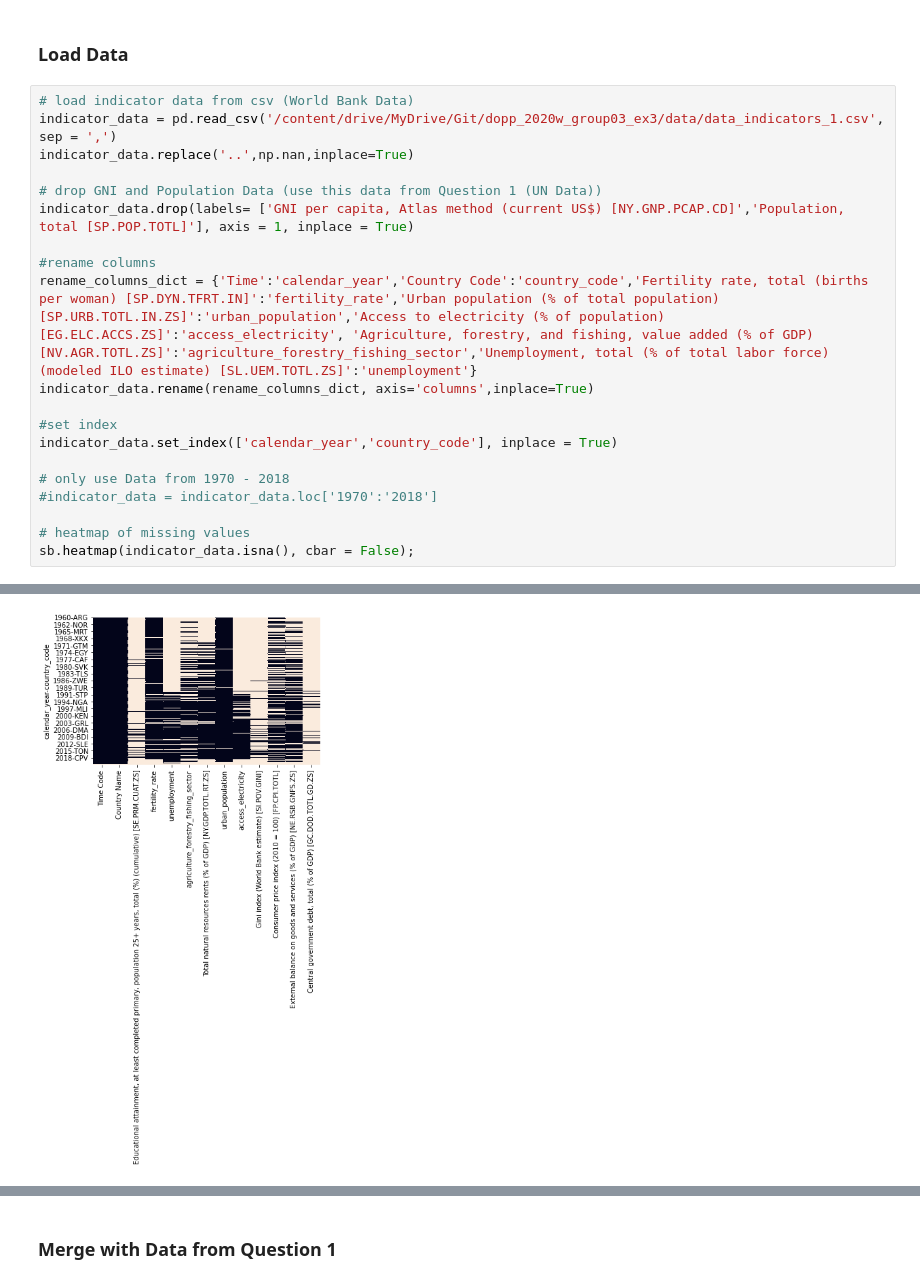
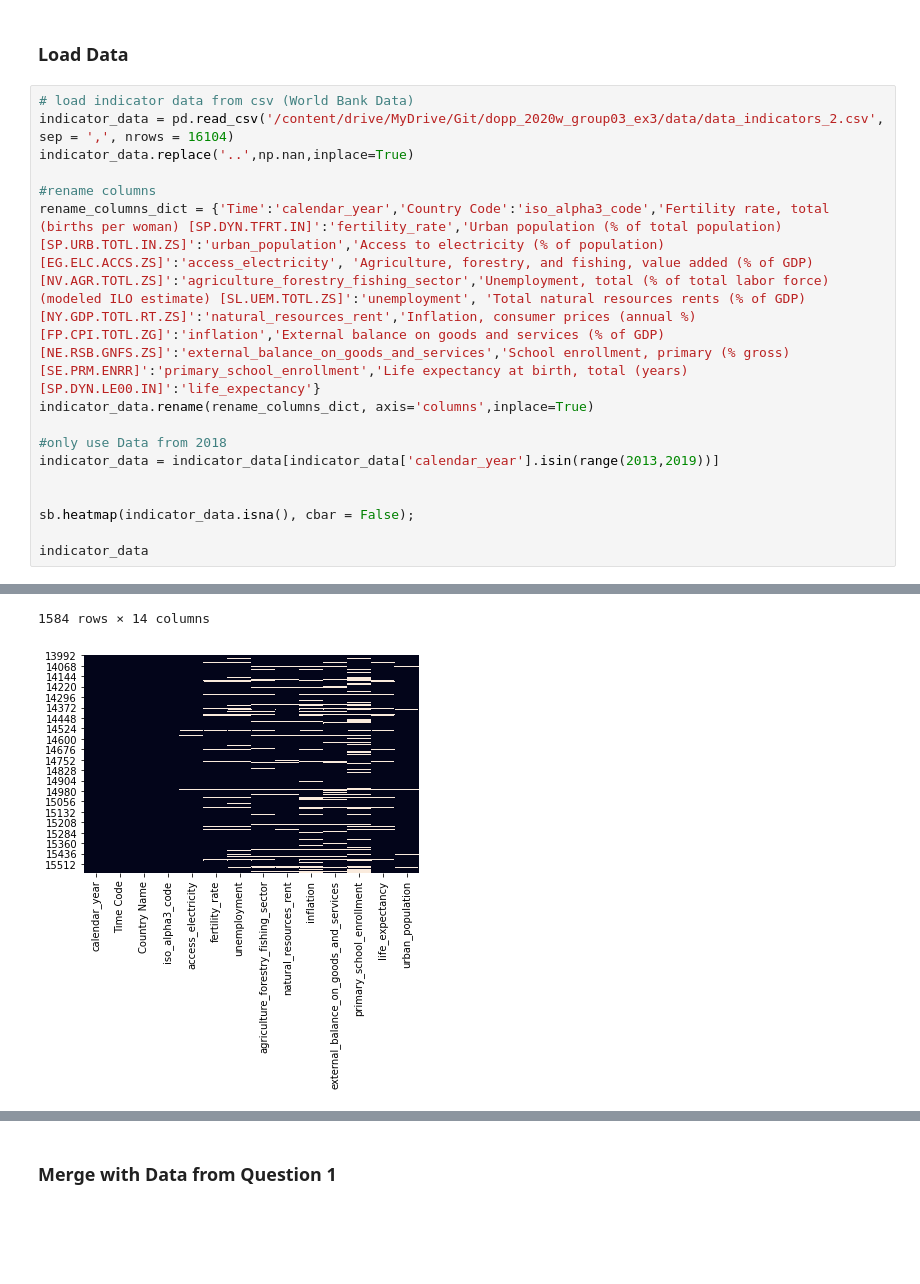
Before and after one commit to christoph-fraller/dopp_2020w_group03_ex3, a Jupyter notebook: dopp_2020w_group03_ex3_with_git.ipynb, the cells around one changed output, grey strips where cells are left out. Drawn from its saved outputs; the diff is of its cells as text; blank space fills up the shorter version.

```diff
--- a/dopp_2020w_group03_ex3_with_git.ipynb
+++ b/dopp_2020w_group03_ex3_with_git.ipynb
@@ -633,22 +839,18 @@ geo_income_data.plot(column='income_level_label', legend = True, legend_kwds = l
 ### Load Data
 # %%
 # load indicator data from csv (World Bank Data)
-indicator_data = pd.read_csv('/content/drive/MyDrive/Git/dopp_2020w_group03_ex3/data/data_indicators_1.csv', sep = ',')
+indicator_data = pd.read_csv('/content/drive/MyDrive/Git/dopp_2020w_group03_ex3/data/data_indicators_2.csv', sep = ',', nrows = 16104)
 indicator_data.replace('..',np.nan,inplace=True)
 
-# drop GNI and Population Data (use this data from Question 1 (UN Data))
-indicator_data.drop(labels= ['GNI per capita, Atlas method (current US$) [NY.GNP.PCAP.CD]','Population, total [SP.POP.TOTL]'], axis = 1, inplace = True)
-
 #rename columns
-rename_columns_dict = {'Time':'calendar_year','Country Code':'country_code','Fertility rate, total (births per woman) [SP.DYN.TFRT.IN]':'fertility_rate','Urban population (% of total population) [SP.URB.TOTL.IN.ZS]':'urban_population','Access to electricity (% of population) [EG.ELC.ACCS.ZS]':'access_electricity', 'Agriculture, forestry, and fishing, value added (% of GDP) [NV.AGR.TOTL.ZS]':'agriculture_forestry_fishing_sector','Unemployment, total (% of total labor force) (modeled ILO estimate) [SL.UEM.TOTL.ZS]':'unemployment'}
+rename_columns_dict = {'Time':'calendar_year','Country Code':'iso_alpha3_code','Fertility rate, total (births per woman) [SP.DYN.TFRT.IN]':'fertility_rate','Urban population (% of total population) [SP.URB.TOTL.IN.ZS]':'urban_population','Access to electricity (% of population) [EG.ELC.ACCS.ZS]':'access_electricity', 'Agriculture, forestry, and fishing, value added (% of GDP) [NV.AGR.TOTL.ZS]':'agriculture_forestry_fishing_sector','Unemployment, total (% of total labor force) (modeled ILO estimate) [SL.UEM.TOTL.ZS]':'unemployment', 'Total natural resources rents (% of GDP) [NY.GDP.TOTL.RT.ZS]':'natural_resources_rent','Inflation, consumer prices (annual %) [FP.CPI.TOTL.ZG]':'inflation','External balance on goods and services (% of GDP) [NE.RSB.GNFS.ZS]':'external_balance_on_goods_and_services','School enrollment, primary (% gross) [SE.PRM.ENRR]':'primary_school_enrollment','Life expectancy at birth, total (years) [SP.DYN.LE00.IN]':'life_expectancy'}
 indicator_data.rename(rename_columns_dict, axis='columns',inplace=True)
 
-#set index
-indicator_data.set_index(['calendar_year','country_code'], inplace = True)
+#only use Data from 2018
+indicator_data = indicator_data[indicator_data['calendar_year'].isin(range(2013,2019))]
 
-# only use Data from 1970 - 2018
-#indicator_data = indicator_data.loc['1970':'2018']
 
-# heatmap of missing values
 sb.heatmap(indicator_data.isna(), cbar = False);
+
+indicator_data
 # %% [output]
@@ -655 +869,2 @@ sb.heatmap(indicator_data.isna(), cbar = False);
+1584 rows × 14 columns
-[figure, old version]
+[figure, new version]
```
Also changed, not shown: parts of 57 cells of this notebook.
